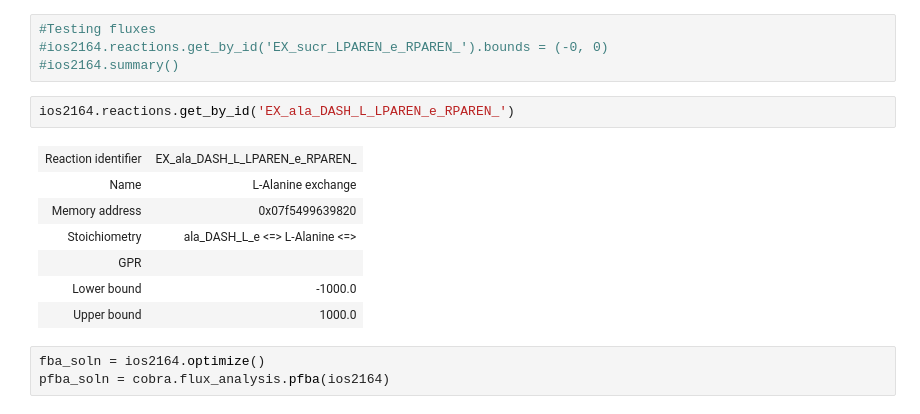
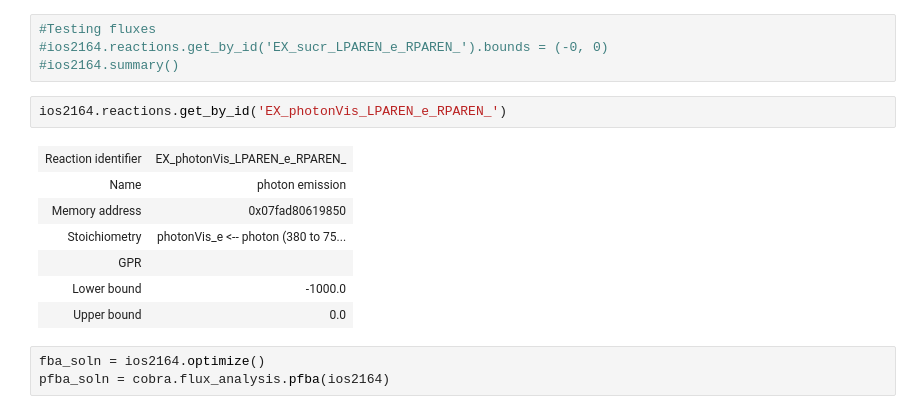
Before and after one commit to rtsantos3/RiceMM, a Jupyter notebook: Scripts/iOS2164_exploration.ipynb, the cells around one changed output. Saved outputs shown, nothing was run; the diff lists cells and outputs as text.

```diff
--- a/Scripts/iOS2164_exploration.ipynb
+++ b/Scripts/iOS2164_exploration.ipynb
@@ -154,15 +94,15 @@ zym_in
 #ios2164.reactions.get_by_id('EX_sucr_LPAREN_e_RPAREN_').bounds = (-0, 0)
 #ios2164.summary()
 # %%
-ios2164.reactions.get_by_id('EX_ala_DASH_L_LPAREN_e_RPAREN_')
+ios2164.reactions.get_by_id('EX_photonVis_LPAREN_e_RPAREN_')
 # %% [output]
-| Reaction identifier | EX_ala_DASH_L_LPAREN_e_RPAREN_ |
-| Name | L-Alanine exchange |
-| Memory address | 0x07f5499639820 |
-| Stoichiometry | ala_DASH_L_e <=> L-Alanine <=> |
+| Reaction identifier | EX_photonVis_LPAREN_e_RPAREN_ |
+| Name | photon emission |
+| Memory address | 0x07fad80619850 |
+| Stoichiometry | photonVis_e <-- photon (380 to 75... |
 | GPR |  |
 | Lower bound | -1000.0 |
-| Upper bound | 1000.0 |
+| Upper bound | 0.0 |
 # %%
 fba_soln = ios2164.optimize()
 pfba_soln = cobra.flux_analysis.pfba(ios2164)
```
Also changed, not shown: parts of 9 cells of this notebook, 5 other files.
